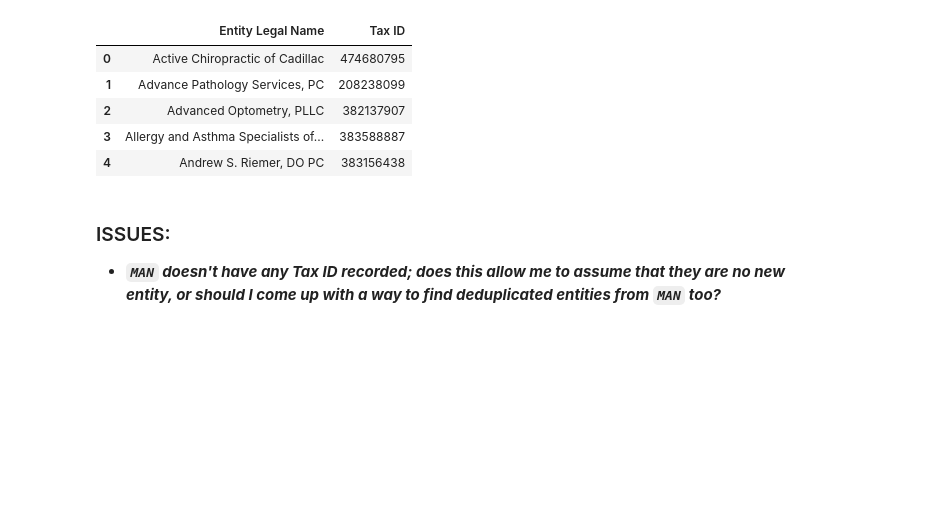
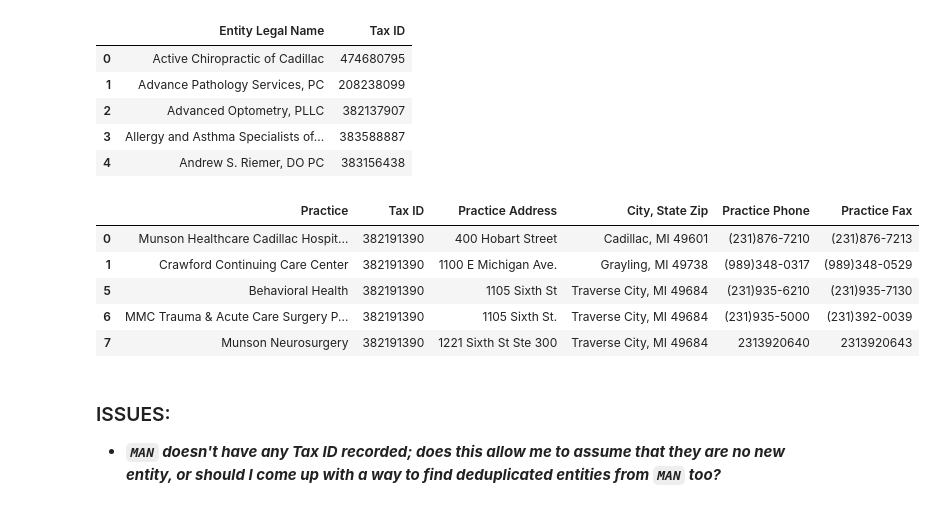
Before and after one commit to HyunminK/aiq, a Jupyter notebook: PHO Database Project.ipynb, the cells around one changed output. Saved outputs shown, nothing was run; the diff lists cells and outputs as text; code cells hidden in the pictures; blank space fills up the shorter version.

```diff
--- a/PHO Database Project.ipynb
+++ b/PHO Database Project.ipynb
@@ -99,30 +126,40 @@ entities.head()
 | 3 | Allergy and Asthma Specialists of... | 383588887 |
 | 4 | Andrew S. Riemer, DO PC | 383156438 |
 # %%
-new_entities = pd.DataFrame(columns = ['Practice','Tax ID','Practice Address','Zip'])
+new_entities = pd.DataFrame(columns = ['Practice','Tax ID','Practice Address','Zip','Practice Phone','Practice Fax'])
 
 # 2. extract relevant parts from MMS
 for affiliation in MMS:
     df = MMS[affiliation]
     # 2A. select rows that have TIN
     df = df[df['Tax ID'].notna()]
     # 2B. select relevant columns (Can add more later if needed)
-    df = df[['Practice','Tax ID','Practice Address','City, State Zip']]
+    df = df[['Practice','Tax ID','Practice Address','City, State Zip','Practice Phone','Practice Fax']]
     if df.empty==False: # if there is any entity in MMS to check for,
         df['Tax ID'] = df['Tax ID'].str.replace("-","")
         pattern = r"([0-9]{9})"
         df['TIN'] = df['Tax ID'].str.extract(pattern)
         df = df[df['TIN'].notna()]
         # 2C. left join, leaving only the entities that are in MMS but not in database
-        diff = df.merge(entities,indicator = True, how='left',on='Tax ID')
+        diff = df.merge(entities_db,indicator = True, how='left',on='Tax ID')
         diff = diff[diff['_merge']=='left_only']
         # 2D. append the deduplicated list of entities to the new dataframe
         new_entities = new_entities.append(diff,ignore_index=True)
 
-new_entities = new_entities[['Practice','Tax ID','Practice Address','City, State Zip']]
+new_entities = new_entities[['Practice','Tax ID','Practice Address','City, State Zip','Practice Phone','Practice Fax']].drop_duplicates()
 
 # 3. export the dataframe to a new .csv file
 new_entities.to_csv('new_entities.csv',index=False)
+
+# a lil preview
+new_entities.head(5)
+# %% [output]
+|  | Practice | Tax ID | Practice Address | City, State Zip | Practice Phone | Practice Fax |
+| 0 | Munson Healthcare Cadillac Hospit... | 382191390 | 400 Hobart Street | Cadillac, MI 49601 | (231)876-7210 | (231)876-7213 |
+| 1 | Crawford Continuing Care Center | 382191390 | 1100 E Michigan Ave. | Grayling, MI 49738 | (989)348-0317 | (989)348-0529 |
+| 5 | Behavioral Health | 382191390 | 1105 Sixth St | Traverse City, MI 49684 | (231)935-6210 | (231)935-7130 |
+| 6 | MMC Trauma & Acute Care Surgery P... | 382191390 | 1105 Sixth St. | Traverse City, MI 49684 | (231)935-5000 | (231)392-0039 |
+| 7 | Munson Neurosurgery | 382191390 | 1221 Sixth St Ste 300 | Traverse City, MI 49684 | 2313920640 | 2313920643 |
 # %% [markdown]
 ### ISSUES:
 
```
Also changed, not shown: parts of 22 cells of this notebook.
